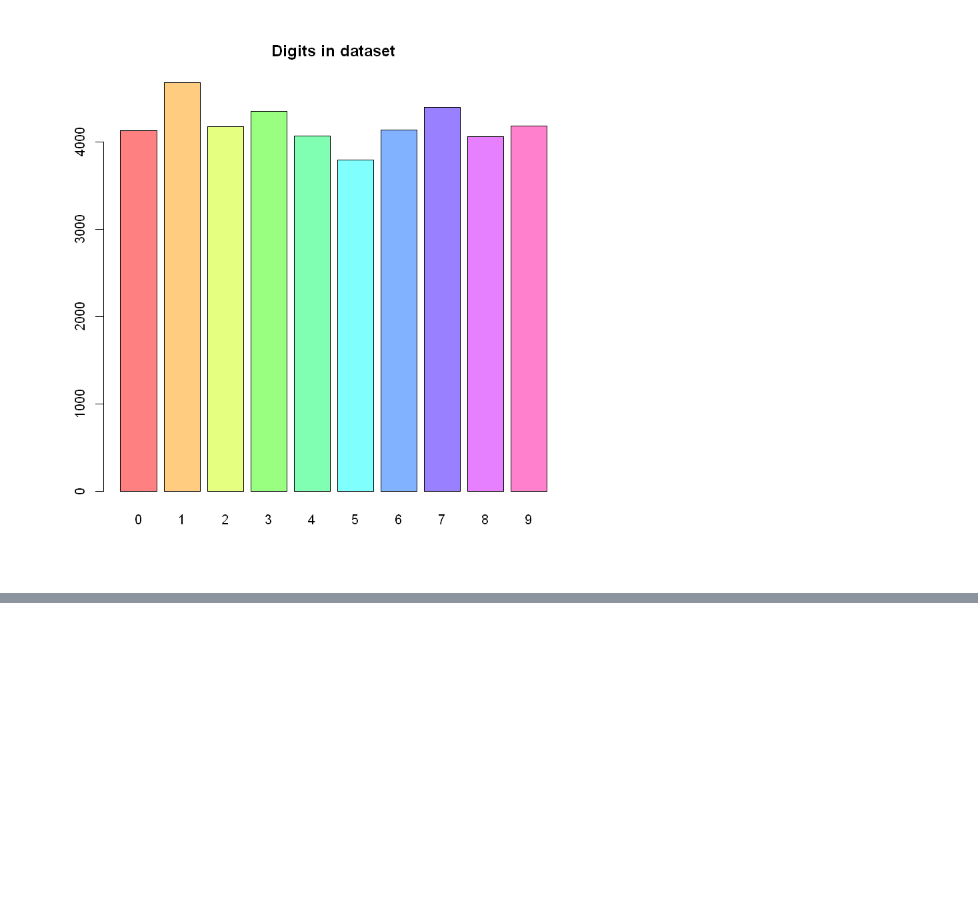
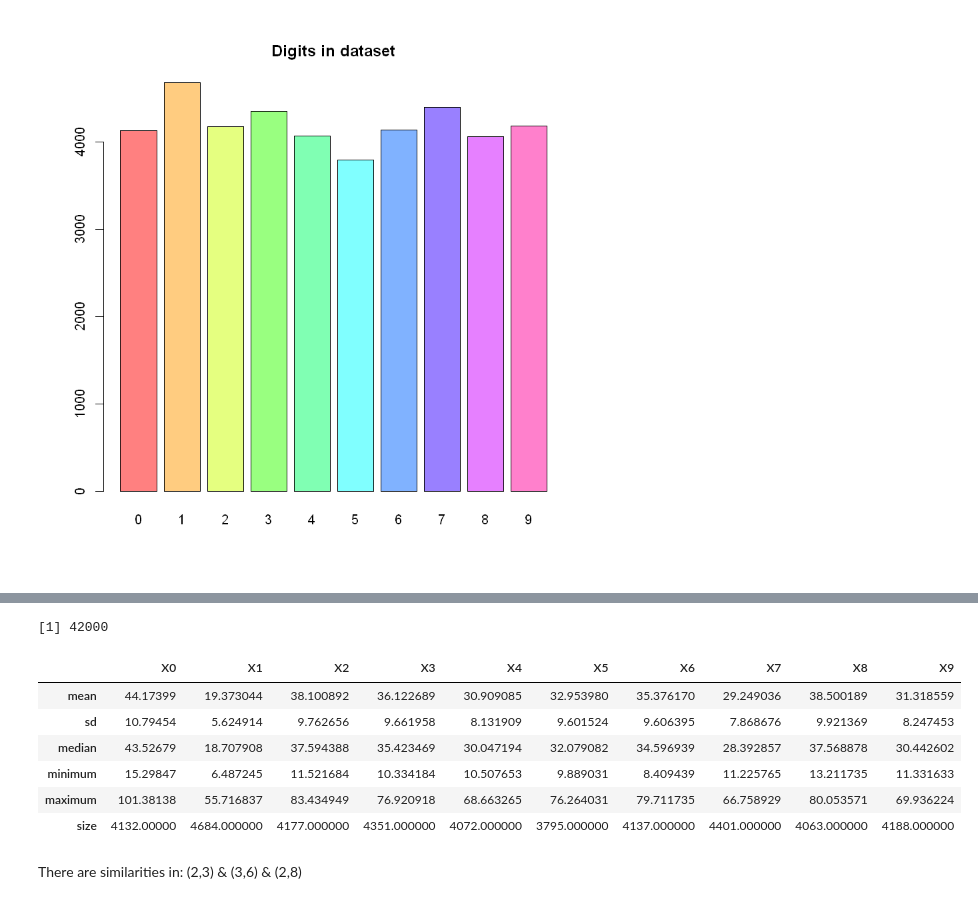
Before and after one commit to FilippoL/PatternRecognition, a Jupyter notebook: PracticalAssignment.ipynb, the cells around one changed output, grey strips where cells are left out. Cells and saved outputs as stored; diff of their text form; code cells hidden in the pictures; blank space fills up the shorter version.

```diff
--- a/PracticalAssignment.ipynb
+++ b/PracticalAssignment.ipynb
@@ -106,0 +117,26 @@ class(mnist.dat$label)
+# %%
+density_per_image = apply(mnist.dat[,-1], MARGIN=1, FUN=function(x) sum(x)/784)
+length(density_per_image)
+# %% [output]
+[1] 42000
+# %%
+summary_per_digit = rbind.data.frame(tapply(density_per_image, mnist.dat[,1],  function(x) cbind(mean = mean(x) ,
+                                  sd = sd(x) ,
+                                  median = median(x) ,
+                                  minimum = min(x) ,
+                                  maximum = max(x),
+                                  s.size = length(x))
+                           ))
+rownames(summary_per_digit) = c("mean","sd","median","minimum","maximum","size")
+#TODO: Plot all distributions
+summary_per_digit
+# %% [output]
+|  | X0 | X1 | X2 | X3 | X4 | X5 | X6 | X7 | X8 | X9 |
+| mean | 44.17399 | 19.373044 | 38.100892 | 36.122689 | 30.909085 | 32.953980 | 35.376170 | 29.249036 | 38.500189 | 31.318559 |
+| sd | 10.79454 | 5.624914 | 9.762656 | 9.661958 | 8.131909 | 9.601524 | 9.606395 | 7.868676 | 9.921369 | 8.247453 |
+| median | 43.52679 | 18.707908 | 37.594388 | 35.423469 | 30.047194 | 32.079082 | 34.596939 | 28.392857 | 37.568878 | 30.442602 |
+| minimum | 15.29847 | 6.487245 | 11.521684 | 10.334184 | 10.507653 | 9.889031 | 8.409439 | 11.225765 | 13.211735 | 11.331633 |
+| maximum | 101.38138 | 55.716837 | 83.434949 | 76.920918 | 68.663265 | 76.264031 | 79.711735 | 66.758929 | 80.053571 | 69.936224 |
+| size | 4132.00000 | 4684.000000 | 4177.000000 | 4351.000000 | 4072.000000 | 3795.000000 | 4137.000000 | 4401.000000 | 4063.000000 | 4188.000000 |
+# %% [markdown]
+There are similarities in: (2,3) & (3,6) & (2,8)
```
Also changed, not shown: parts of 17 cells of this notebook.
